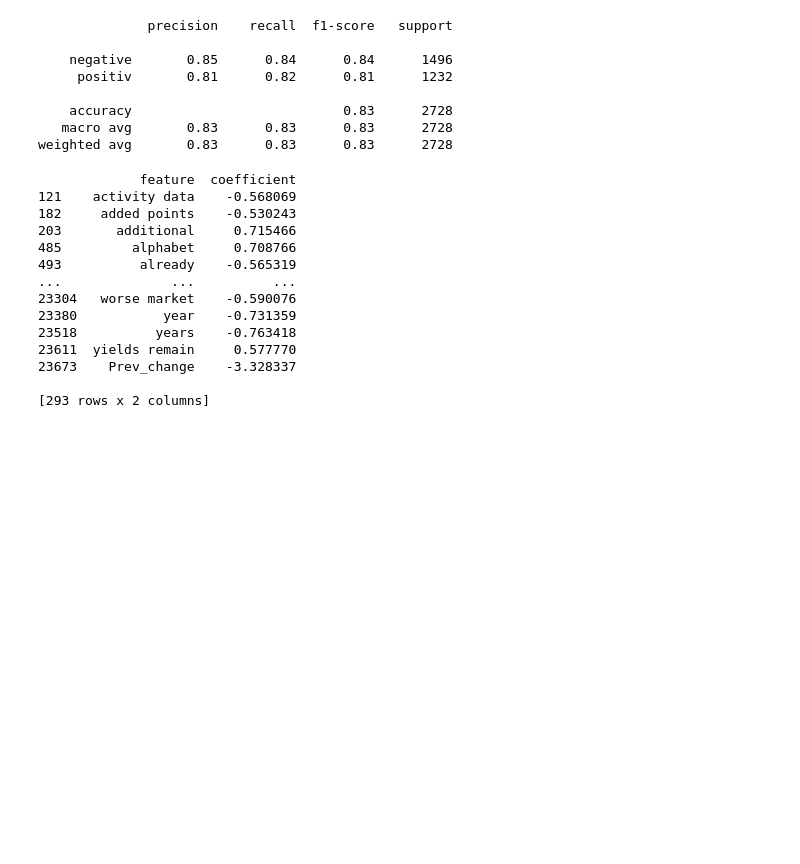
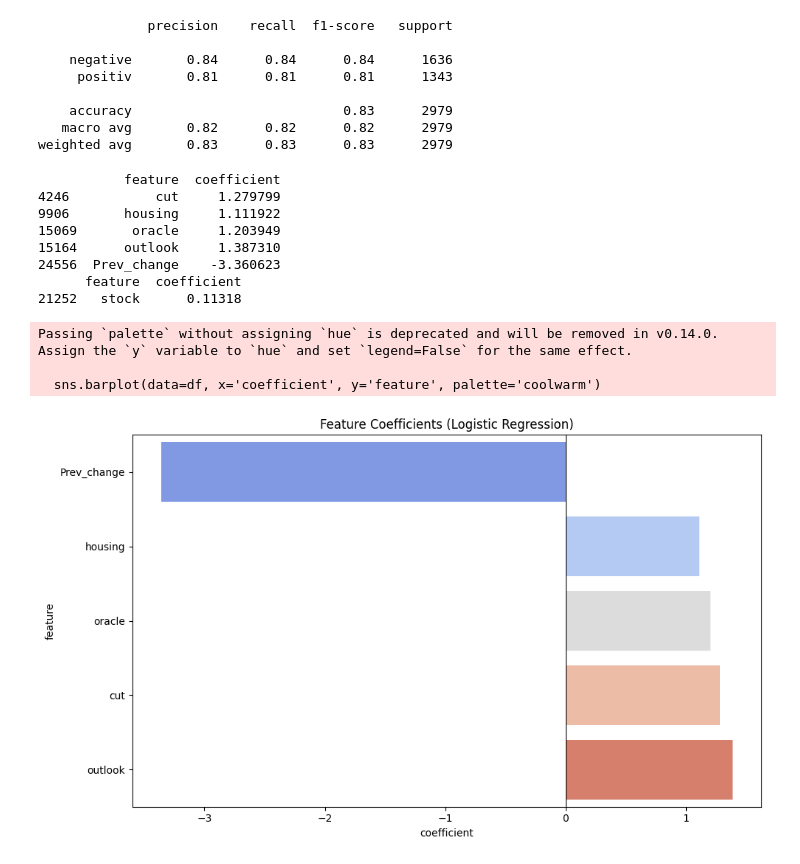
Before and after one commit to andrei-shabanov/stock-news-analytics, a Jupyter notebook: 4.2_logreg.ipynb, the cells around one changed output. Drawn from its saved outputs; the diff is of its cells as text; code cells hidden in the pictures; blank space fills up the shorter version.

Commit message:
No Finbert so far

```diff
--- a/4.2_logreg.ipynb
+++ b/4.2_logreg.ipynb
@@ -10,18 +19,12 @@ from scipy.sparse import hstack
 import pandas as pd
 import numpy as np
 
-tokenized_df = pd.read_csv('./merged_df.csv')
-
-label_map = {'negative': -1, 'neutral': 0, 'positive': 1}
-tokenized_df['finbert_label_num'] = tokenized_df['finbert_label'].map(label_map)
-
-for col in ['Prev_change', 'Sma_5', 'Volatility', 'finbert_label_num']:
+for col in ['Prev_change', 'Sma_5', 'Volatility' ]:
     tokenized_df[col] = tokenized_df[col].fillna(tokenized_df[col].mean())
-
-tokenized_df['text'] = tokenized_df['Content']
+tokenized_df.dropna(subset=['Content'])
 
 vectorizer = TfidfVectorizer(ngram_range=(1, 2), max_df=0.9, min_df=5)
-X_text = vectorizer.fit_transform(tokenized_df['text'])
+X_text = vectorizer.fit_transform(tokenized_df['Content'])
 
 numeric_features = ['Prev_change', 'Sma_5', 'Volatility']
 numeric_data = tokenized_df[numeric_features]
@@ -42,12 +45,12 @@ print(classification_report(y_test, y_pred))
 # %% [output]
               precision    recall  f1-score   support
 
-    negative       0.85      0.84      0.84      1496
-     positiv       0.81      0.82      0.81      1232
+    negative       0.84      0.84      0.84      1636
+     positiv       0.81      0.81      0.81      1343
 
-    accuracy                           0.83      2728
-   macro avg       0.83      0.83      0.83      2728
-weighted avg       0.83      0.83      0.83      2728
+    accuracy                           0.83      2979
+   macro avg       0.82      0.82      0.82      2979
+weighted avg       0.83      0.83      0.83      2979
 # %%
 feature_names = vectorizer.get_feature_names_out().tolist() + numeric_features
 
@@ -61,19 +64,34 @@ coef_df = pd.DataFrame({
 top_positive = coef_df.sort_values(by='coefficient', ascending=False).head(15)
 top_negative = coef_df.sort_values(by='coefficient').head(15)
 
-print(coef_df[coef_df['coefficient'].abs() > 0.5])
+print(coef_df[coef_df['coefficient'].abs() > 1])
+print(coef_df[coef_df['feature'].isin(['stock'])])
 # %% [output]
-             feature  coefficient
-121    activity data    -0.568069
-182     added points    -0.530243
-203       additional     0.715466
-485         alphabet     0.708766
-493          already    -0.565319
-...              ...          ...
-23304   worse market    -0.590076
-23380           year    -0.731359
-23518          years    -0.763418
-23611  yields remain     0.577770
-23673    Prev_change    -3.328337
-
-[293 rows x 2 columns]
+           feature  coefficient
+4246           cut     1.279799
+9906       housing     1.111922
+15069       oracle     1.203949
+15164      outlook     1.387310
+24556  Prev_change    -3.360623
+      feature  coefficient
+21252   stock      0.11318
+# %%
+import pandas as pd
+import seaborn as sns
+import matplotlib.pyplot as plt
+
+df = coef_df[coef_df['coefficient'].abs() > 1]
+
+df = df.sort_values(by='coefficient')
+
+plt.figure(figsize=(10, 6))
+sns.barplot(data=df, x='coefficient', y='feature', palette='coolwarm')
+plt.axvline(0, color='black', linewidth=0.8)
+plt.title('Feature Coefficients (Logistic Regression)')
+plt.tight_layout()
+plt.show()
+# %% [output]
+Passing `palette` without assigning `hue` is deprecated and will be removed in v0.14.0. Assign the `y` variable to `hue` and set `legend=False` for the same effect.
+
+  sns.barplot(data=df, x='coefficient', y='feature', palette='coolwarm')
+[figure, added]
```
Also changed, not shown: parts of 1 cell of this notebook, 6 other files.
